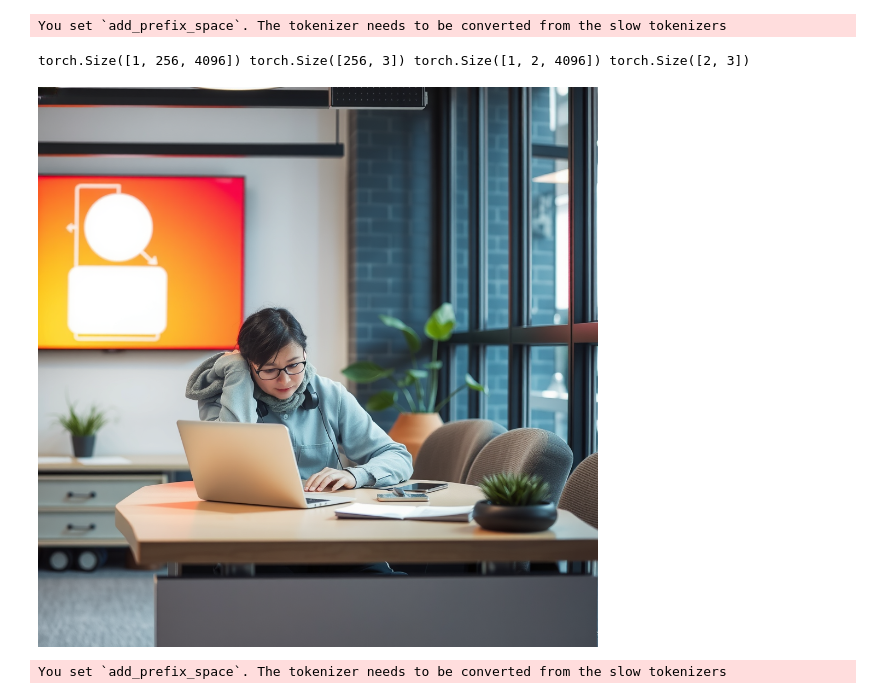
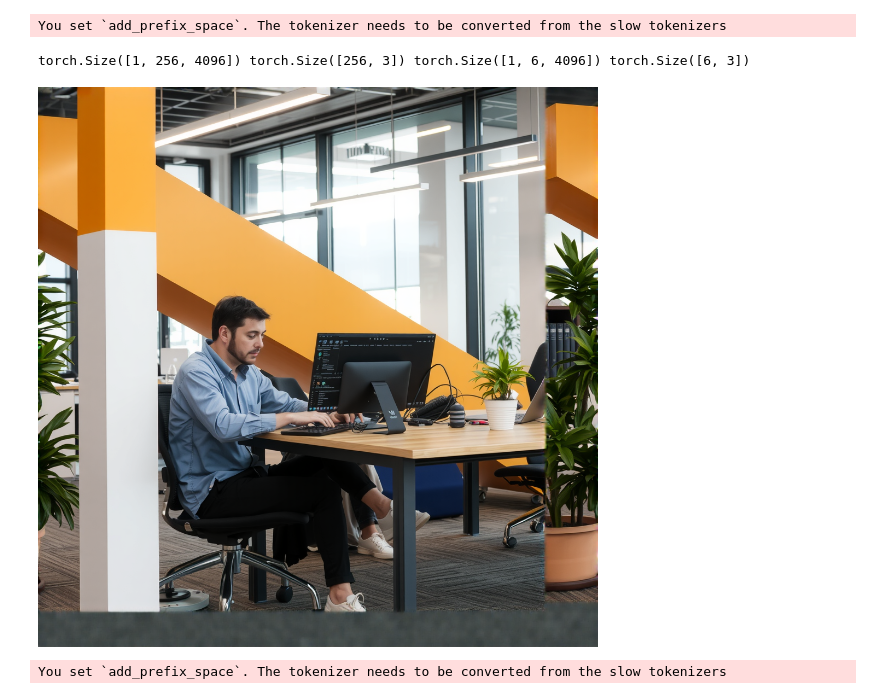
Before and after one commit to weathon/VSF, a Jupyter notebook: scripts/flux_compare.ipynb, the cells around one changed output. Saved outputs shown, nothing was run; the diff lists cells and outputs as text; code cells hidden in the pictures.

```diff
--- a/scripts/flux_compare.ipynb
+++ b/scripts/flux_compare.ipynb
@@ -43,18 +43,18 @@ os.makedirs("flux_images", exist_ok=True)
 # %%
 image = pipe(
     prompt="a machine learning scientist working on a laptop in a modern office",
-    negative_prompt="male",
+    negative_prompt="it is a male",
     guidance_scale=0.0,
     num_inference_steps=8,
     max_sequence_length=256,
-    scale=10,
+    scale=9,
     offset=0.2,
-    generator=torch.Generator("cpu").manual_seed(30)
+    generator=torch.Generator("cpu").manual_seed(42)
 ).images[0]
 image
 # %% [output]
-torch.Size([1, 256, 4096]) torch.Size([256, 3]) torch.Size([1, 2, 4096]) torch.Size([2, 3])
+torch.Size([1, 256, 4096]) torch.Size([256, 3]) torch.Size([1, 6, 4096]) torch.Size([6, 3])
-[figure, old version]
+[figure, new version]
 # %%
 from diffusers import FluxPipeline
 import torch
```
Also changed, not shown: parts of 1 cell of this notebook, 1 other file.
